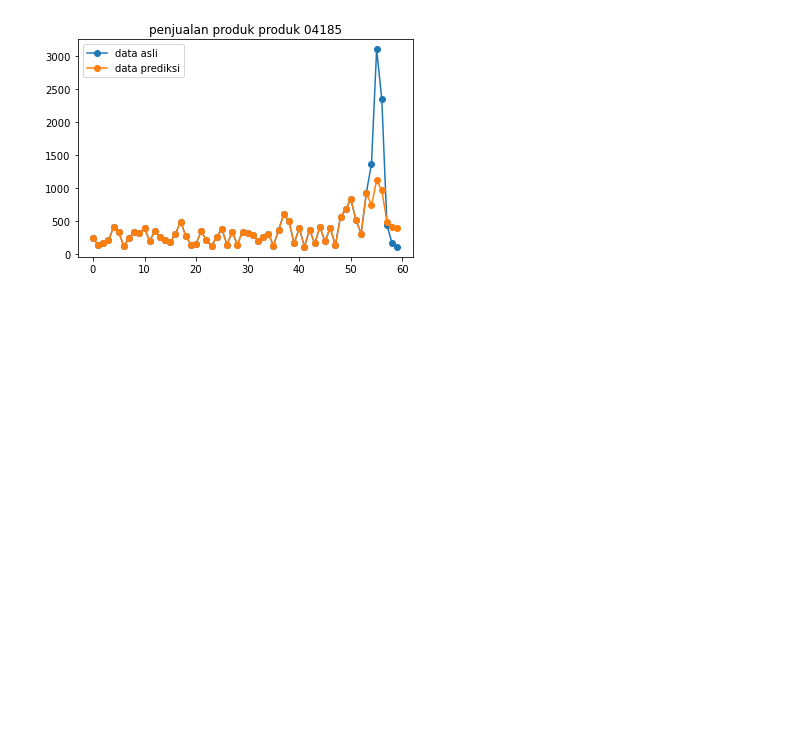
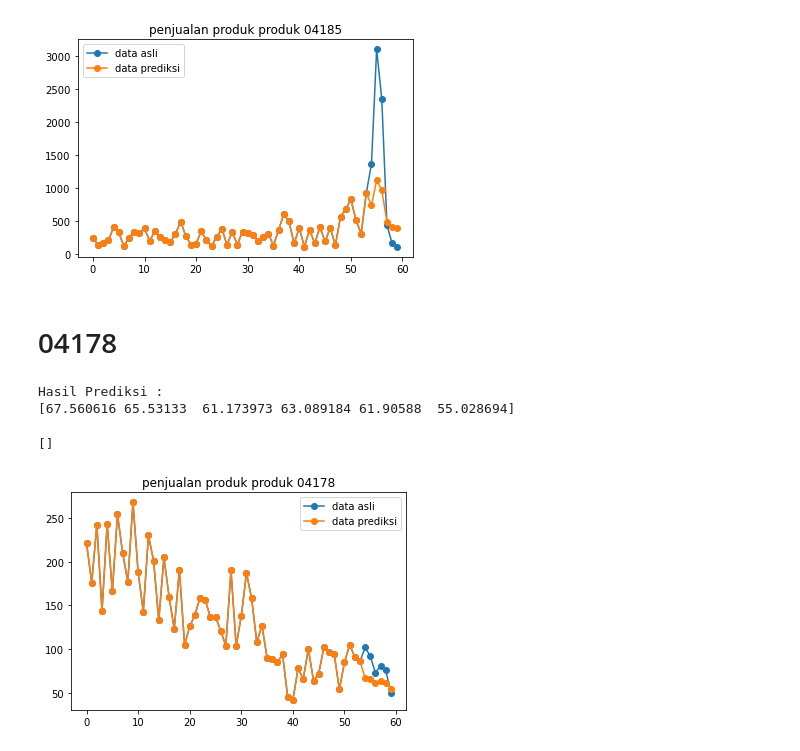
Before and after one commit to IritaSee/product_performance_blstm, a Jupyter notebook: Model per Cluster (train 54 test 3 months ) + Changed Model/cluster1.ipynb, the cells around one changed output. Saved outputs shown, nothing was run; the diff lists cells and outputs as text; code cells hidden in the pictures; blank space fills up the shorter version.

```diff
--- a/Model per Cluster (train 54 test 3 months ) + Changed Model/cluster1.ipynb
+++ b/Model per Cluster (train 54 test 3 months ) + Changed Model/cluster1.ipynb
@@ -456,3 +456,70 @@ plt.plot()
 # %% [output]
 []
 [figure]
+# %% [markdown]
+# 04178
+# %%
+import tensorflow as tf
+import numpy as np
+import pandas as pd
+import matplotlib.pyplot as plt #untuk mempermudah visualisasi
+c = pd.read_excel('../dataset_new.xlsx',sheet_name='train') #import data train untuk validasi kode barang
+c_t=pd.read_excel('../dataset_new.xlsx',sheet_name='test') # data test yang ingin diuji
+c_t['cluster']=c['cluster'].astype(int) # menambahkan kolom cluster
+col = c.KodeBarang.values # mengambil semua kode barang
+c=c.drop(columns=['KodeBarang','cluster'])
+c_t = c_t.drop(columns=['KodeBarang','cluster'])
+
+c.set_index(col,inplace=True) # mengatur index kode barang
+c=c[c.index=='04178']
+c_t.set_index(col,inplace=True)
+c_t = c_t.loc[c.index]
+
+time=[]
+for idx,a in enumerate(c):
+    time.append(idx)
+
+time_t=[]
+i = 55
+for idx,a in enumerate(c_t):
+    time_t.append(i)
+    i+=1
+
+series=c.values
+min = np.min(series)
+max = np.max(series)
+series = series - min
+series = series / (max-min)
+time = np.array(time)
+
+series_t=c_t.values
+min_t = np.min(series_t)
+max_t = np.max(series_t)
+series_t = series_t - min_t
+series_t = series_t / (max_t-min_t)
+time_t = np.array(time_t)
+
+series = series.reshape(-1,)
+series_t= np.array(series_t).reshape(-1,)
+
+#prediksi model
+model = tf.keras.models.load_model('cluster1_newdata.h5')
+prediksi = model.predict(np.array(series_t))
+prediksi=prediksi.flatten()
+series = series*(max-min) + min
+prediksi = prediksi*(max_t-min_t)+ min_t
+series_t = series_t*(max_t-min_t) + min_t
+hasil=np.concatenate((series,prediksi))
+asli = np.concatenate((series,series_t))
+print("Hasil Prediksi :")
+print(prediksi)
+plt.plot(asli,marker = 'o',label='data asli')
+plt.plot(hasil,marker = 'o',label='data prediksi')
+plt.title('penjualan produk produk '+str(c.index[0]))
+plt.legend()
+plt.plot()
+# %% [output]
+Hasil Prediksi :
+[67.560616 65.53133  61.173973 63.089184 61.90588  55.028694]
+[]
+[figure, added]
```
Also changed, not shown: 2 other files.
